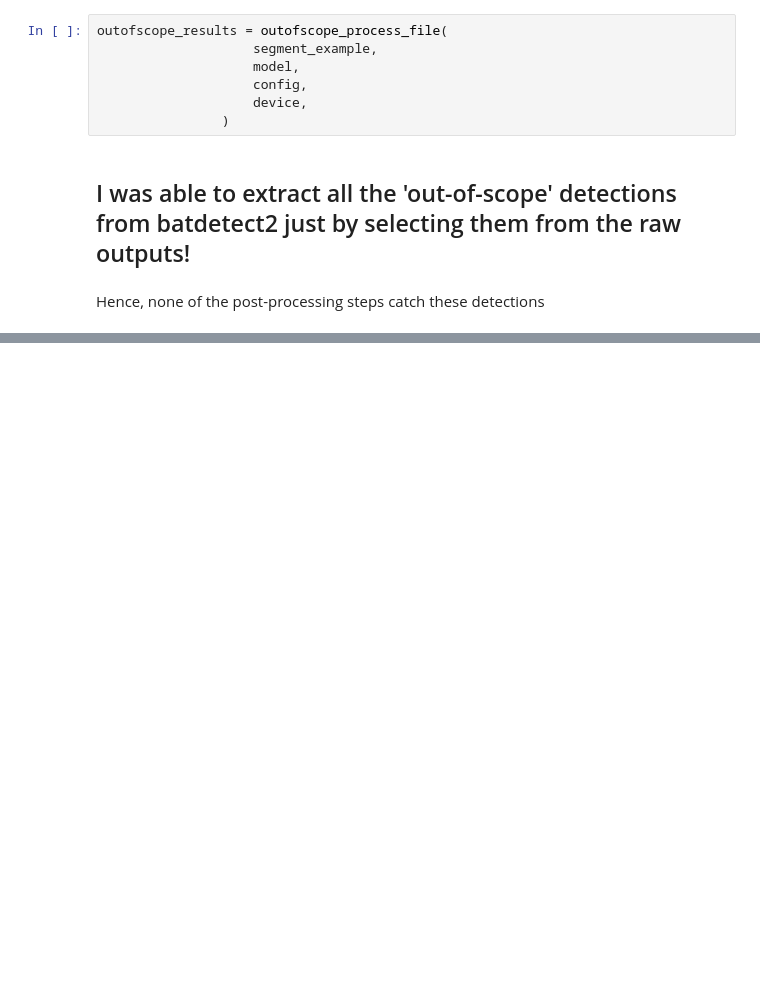
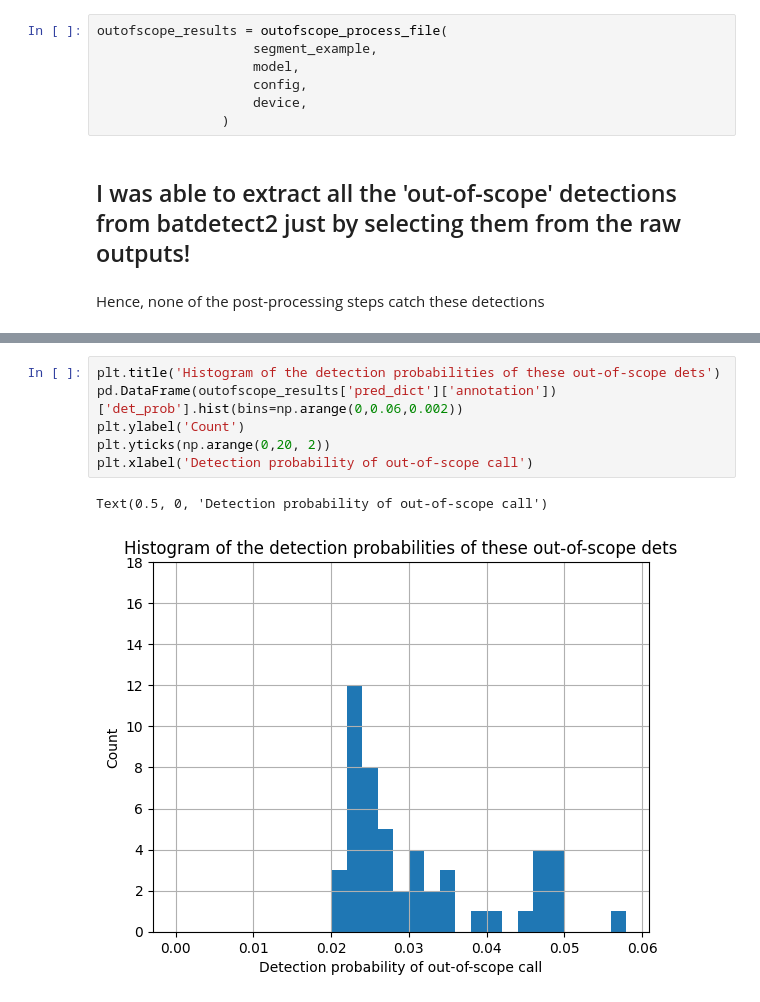
Before and after one commit to aditya-uw/bat-detector-msds, a Jupyter notebook: daily_notebooks/20250101__parallel_pipeline_debug_bd2_dets_incorrect_time.ipynb, the cells around one changed output, grey strips where cells are left out. Drawn from its saved outputs; the diff is of its cells as text; blank space fills up the shorter version.

```diff
--- a/daily_notebooks/20250101__parallel_pipeline_debug_bd2_dets_incorrect_time.ipynb
+++ b/daily_notebooks/20250101__parallel_pipeline_debug_bd2_dets_incorrect_time.ipynb
@@ -1311,3 +1311,12 @@ pd.DataFrame(outofscope_results['pred_dict']['annotation'])
 | 48 | 30.0075 | 30.0157 | 37500 | 45994 | Pipistrellus nathusii | 0.011 | 0.021 | -1 | Echolocation |
 | 49 | 30.0085 | 30.0192 | 25468 | 37940 | Eptesicus serotinus | 0.022 | 0.048 | -1 | Echolocation |
 | 50 | 30.0085 | 30.0314 | 69296 | 80800 | Rhinolophus ferrumequinum | 0.031 | 0.031 | -1 | Echolocation |
+# %%
+plt.title('Histogram of the detection probabilities of these out-of-scope dets')
+pd.DataFrame(outofscope_results['pred_dict']['annotation'])['det_prob'].hist(bins=np.arange(0,0.06,0.002))
+plt.ylabel('Count')
+plt.yticks(np.arange(0,20, 2))
+plt.xlabel('Detection probability of out-of-scope call')
+# %% [output]
+Text(0.5, 0, 'Detection probability of out-of-scope call')
+[figure, added]
```
